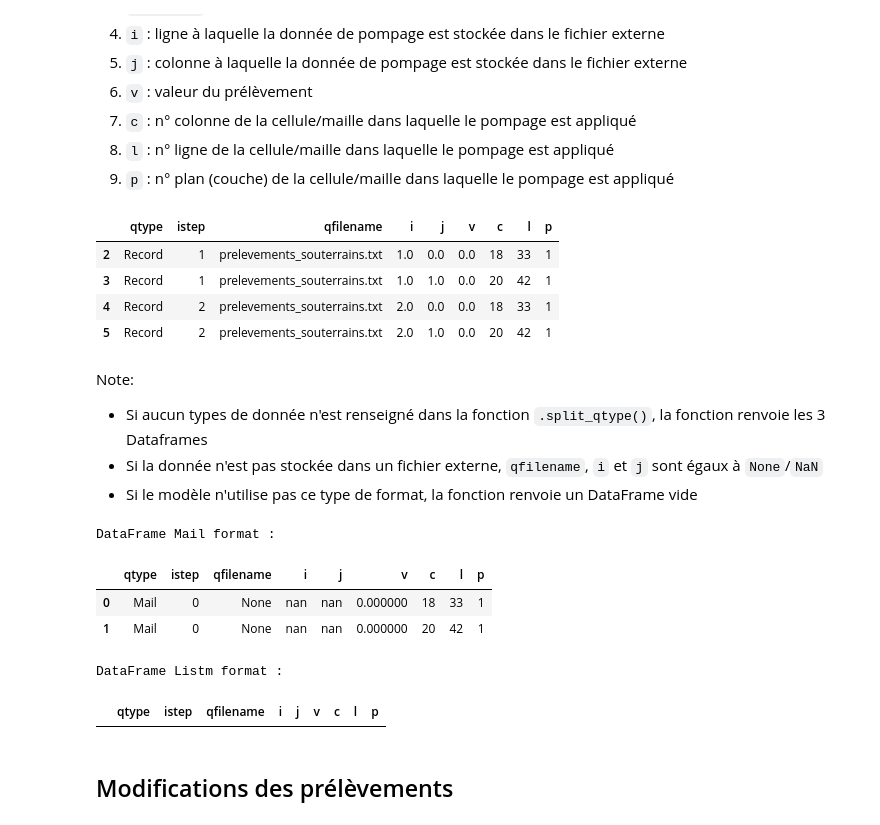
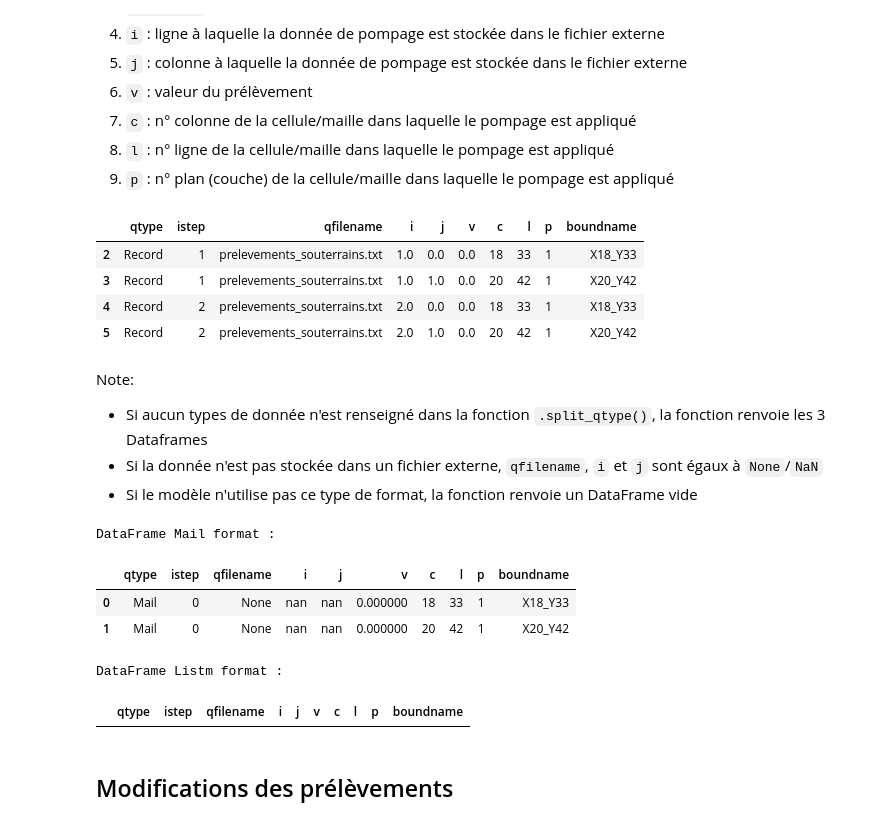
Before and after one commit to pymartheproject/pymarthe, a Jupyter notebook: notebooks/tuto_marthepump/Tutoriel_MarthePump.ipynb, the cells around one changed output. Drawn from its saved outputs; the diff is of its cells as text; code cells hidden in the pictures.

```diff
--- a/notebooks/tuto_marthepump/Tutoriel_MarthePump.ipynb
+++ b/notebooks/tuto_marthepump/Tutoriel_MarthePump.ipynb
@@ -55,5 +95,0 @@ Si l'on souhaite travailler sur les pompages, alors il est nécessaire d'ajouter
-# %%
-# ---- Add pumping
-mm.add_pump('hallue_maj.pastp')
-
-print(mm.mpump)
@@ -61,0 +96,9 @@ print(mm.mpump)
+# %%
+# ---- Add aquifer pumping
+mm.add_pump(pastp_file = 'hallue_maj.pastp', mode ='aquifer')
+# ---- Add river pumping
+mm.add_pump(pastp_file = 'hallue_maj.pastp', mode ='river')
+
+
+print(f'Aquifer pumping : {mm.aqpump}')
+print(f'River pumping : {mm.rivpump}')
@@ -145,14 +202,14 @@ Par ailleurs, il est tout à fait possible d'extraire les données de pompage en
 9. `p` : n° plan (couche) de la cellule/maille dans laquelle le pompage est appliqué
 # %%
 # ---- Extract pumping data by qtype
-record_df = mm.mpump.split_qtype('record')
+record_df = mm.aqpump.split_qtype('record')
 record_df.head(4)
 # %% [output]
-|  | qtype | istep | qfilename | i | j | v | c | l | p |
-| 2 | Record | 1 | prelevements_souterrains.txt | 1.0 | 0.0 | 0.0 | 18 | 33 | 1 |
-| 3 | Record | 1 | prelevements_souterrains.txt | 1.0 | 1.0 | 0.0 | 20 | 42 | 1 |
-| 4 | Record | 2 | prelevements_souterrains.txt | 2.0 | 0.0 | 0.0 | 18 | 33 | 1 |
-| 5 | Record | 2 | prelevements_souterrains.txt | 2.0 | 1.0 | 0.0 | 20 | 42 | 1 |
+|  | qtype | istep | qfilename | i | j | v | c | l | p | boundname |
+| 2 | Record | 1 | prelevements_souterrains.txt | 1.0 | 0.0 | 0.0 | 18 | 33 | 1 | X18_Y33 |
+| 3 | Record | 1 | prelevements_souterrains.txt | 1.0 | 1.0 | 0.0 | 20 | 42 | 1 | X20_Y42 |
+| 4 | Record | 2 | prelevements_souterrains.txt | 2.0 | 0.0 | 0.0 | 18 | 33 | 1 | X18_Y33 |
+| 5 | Record | 2 | prelevements_souterrains.txt | 2.0 | 1.0 | 0.0 | 20 | 42 | 1 | X20_Y42 |
 # %% [markdown]
 Note:
 - Si aucun types de donnée n'est renseigné dans la fonction `.split_qtype()`, la fonction renvoie les 3 Dataframes
@@ -160,7 +217,7 @@ Note:
 - Si le modèle n'utilise pas ce type de format, la fonction renvoie un DataFrame vide
 # %%
 # ---- Extract pumping data for all qtypes
-mail_df, record_df, listm_df = mm.mpump.split_qtype()
+mail_df, record_df, listm_df = mm.aqpump.split_qtype()
 
 
 # ---- Display mail and listm Dataframes inline
@@ -176,11 +233,11 @@ mail, listm = dfs
 display_html(mail + "\xa0\xa0\xa0"*15 + listm, raw=True)
 # %% [output]
 DataFrame Mail format :
-|  | qtype | istep | qfilename | i | j | v | c | l | p |
-| 0 | Mail | 0 | None | nan | nan | 0.000000 | 18 | 33 | 1 |
-| 1 | Mail | 0 | None | nan | nan | 0.000000 | 20 | 42 | 1 |
+|  | qtype | istep | qfilename | i | j | v | c | l | p | boundname |
+| 0 | Mail | 0 | None | nan | nan | 0.000000 | 18 | 33 | 1 | X18_Y33 |
+| 1 | Mail | 0 | None | nan | nan | 0.000000 | 20 | 42 | 1 | X20_Y42 |
 DataFrame Listm format :
-|  | qtype | istep | qfilename | i | j | v | c | l | p |
+|  | qtype | istep | qfilename | i | j | v | c | l | p | boundname |
 # %% [markdown]
 ## Modifications des prélèvements
 # %% [markdown]
```
Also changed, not shown: parts of 26 cells of this notebook, 13 other files.
